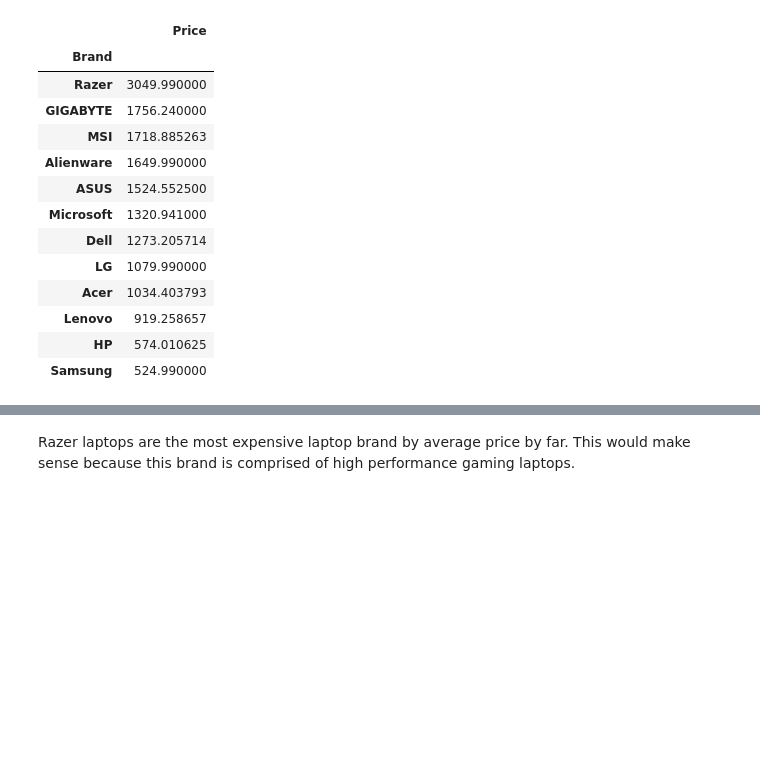
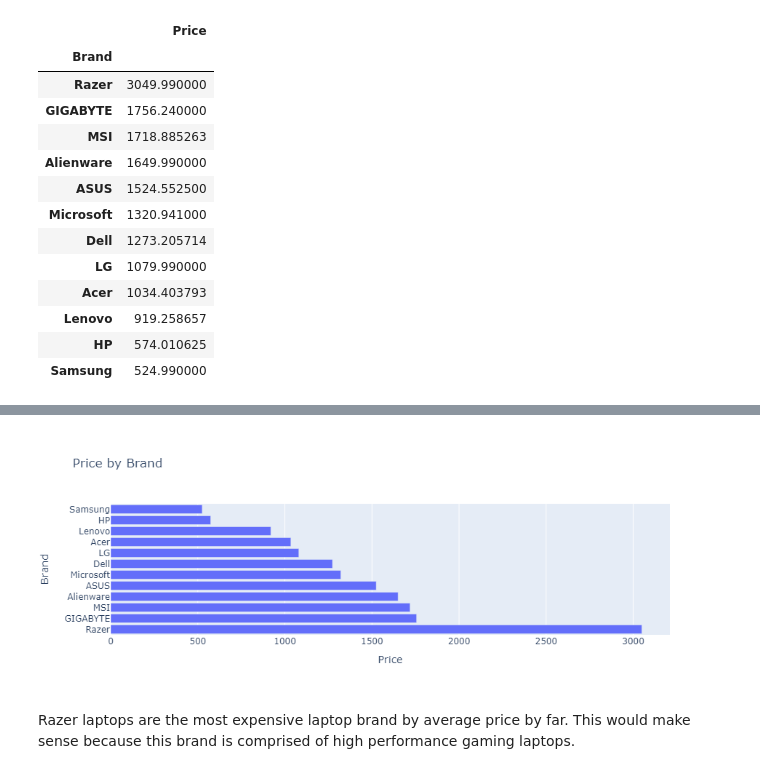
Before and after one commit to tlbravo/Windows-Laptops-Analysis, a Jupyter notebook: Windows Laptop Analysis.ipynb, the cells around one changed output, grey strips where cells are left out. Saved outputs shown, nothing was run; the diff lists cells and outputs as text; code cells hidden in the pictures; blank space fills up the shorter version.

```diff
--- a/Windows Laptop Analysis.ipynb
+++ b/Windows Laptop Analysis.ipynb
@@ -112,7 +112,7 @@ price_brand_sorted
 # %%
 #Let's visualize our findings with a bar char
 price_brand_bar = px.bar(price_brand_sorted, x = "Price",
-                               title = "Average Price by Brand")
+                               title = "Price by Brand")
 price_brand_bar.show()
 # %% [output]
 [interactive output not drawn]
@@ -120,2 +119,3 @@ price_brand_bar.show()
+[figure, added]
 # %% [markdown]
 Razer laptops are the most expensive laptop brand by average price by far. This would make sense because this brand is comprised of high performance gaming laptops.
```
Also changed, not shown: parts of 10 cells of this notebook, 7 other files.
